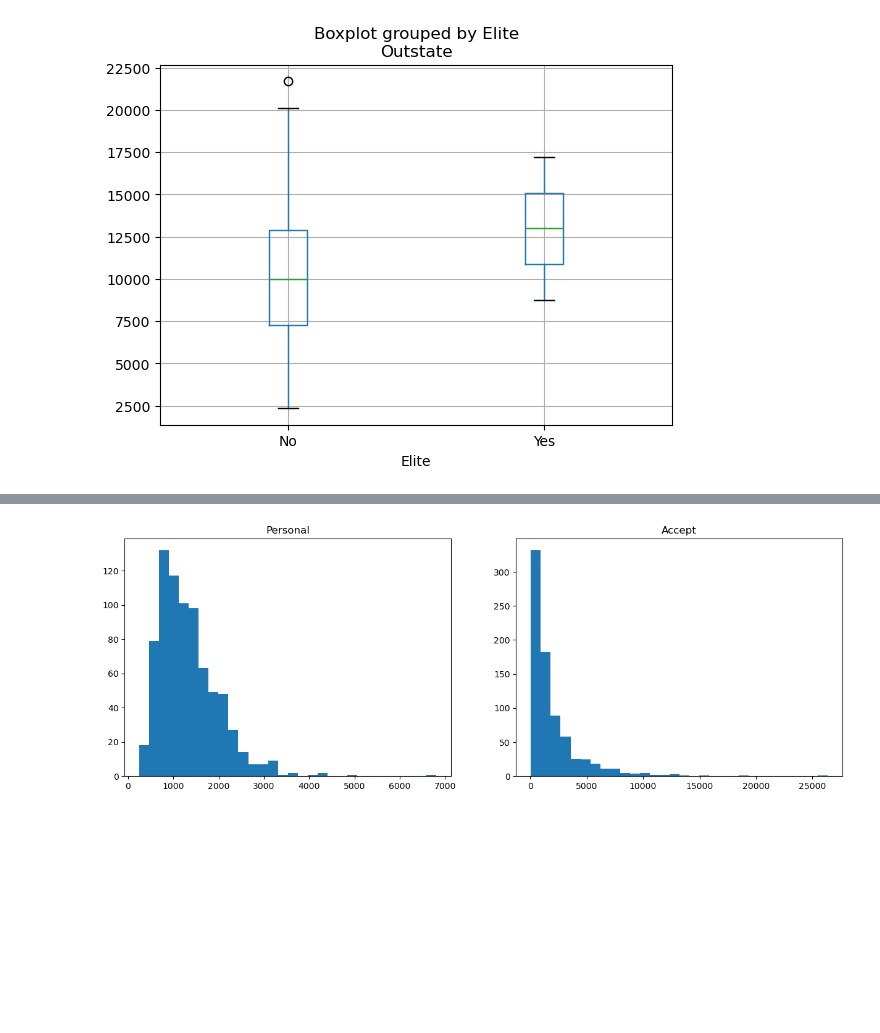
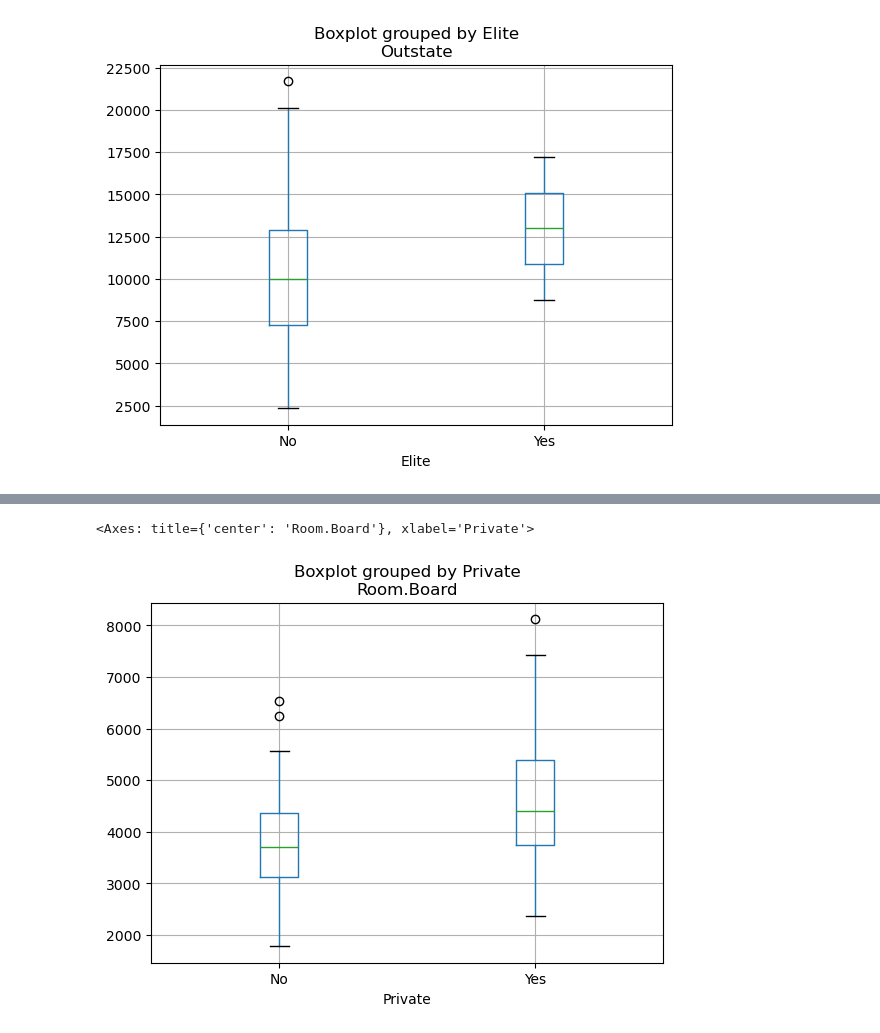
Before and after one commit to machinelearnning/Python-Programmering-Mustafa-Yosufi, a Jupyter notebook: laboration_databehandling/lab4.ipynb, the cells around one changed output, grey strips where cells are left out. Saved outputs shown, nothing was run; the diff lists cells and outputs as text; code cells hidden in the pictures; blank space fills up the shorter version.

```diff
--- a/laboration_databehandling/lab4.ipynb
+++ b/laboration_databehandling/lab4.ipynb
@@ -78,12 +52,5 @@ plt.show()
-# %%
-plt.figure(figsize= (15, 5))
-plt.subplot(1, 2, 1)
-plt.hist(college["Personal"], bins = 30)
-plt.title("Personal")
-
-plt.subplot(1, 2, 2)
-plt.hist(college["Accept"], bins = 30)
-plt.title("Accept")
-plt.show()
-# %% [output]
-[figure, removed]
+# %%
+college.boxplot(column = "Room.Board", by = "Private")
+# %% [output]
+<Axes: title={'center': 'Room.Board'}, xlabel='Private'>
+[figure, added]
```
Also changed, not shown: parts of 8 cells of this notebook.
